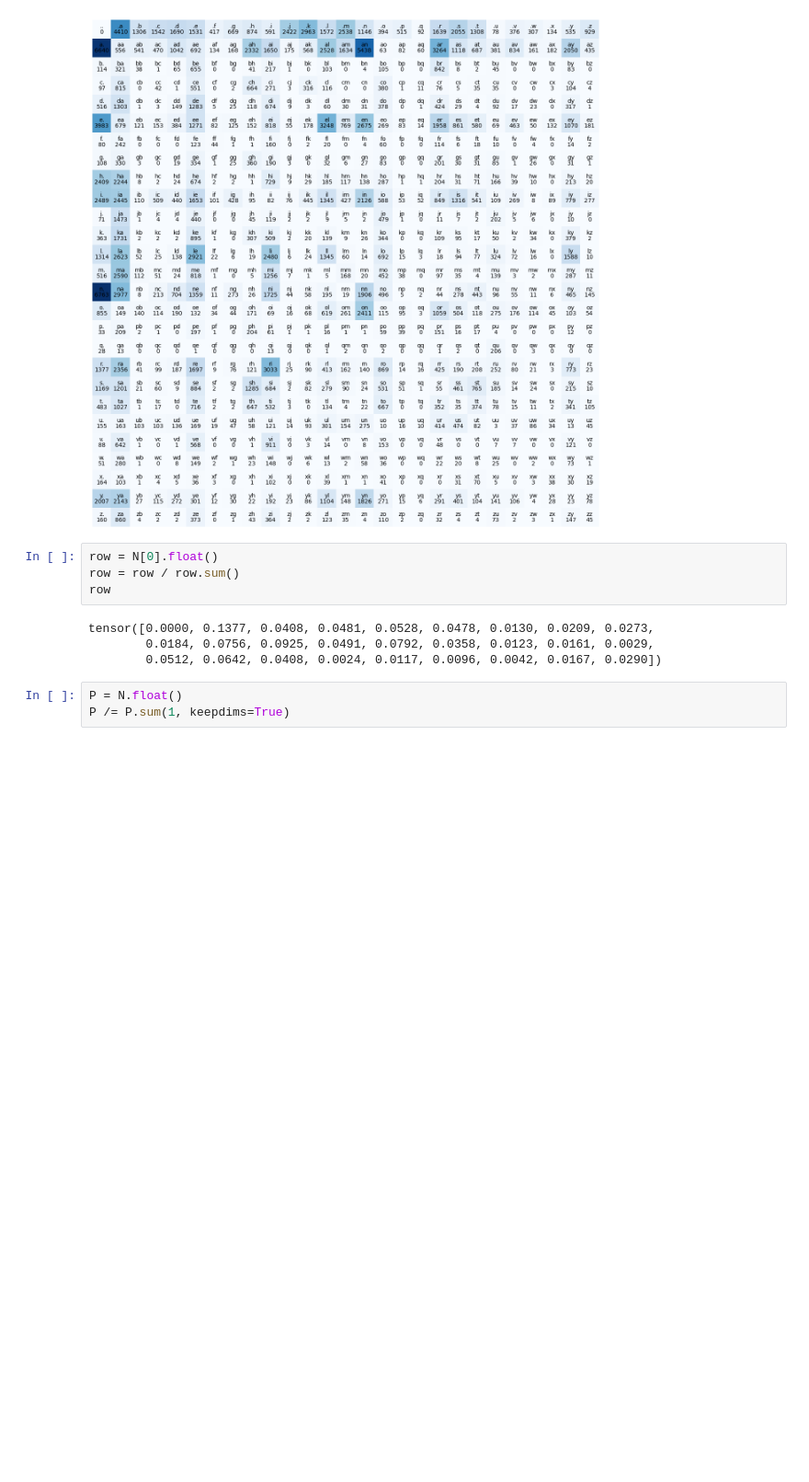
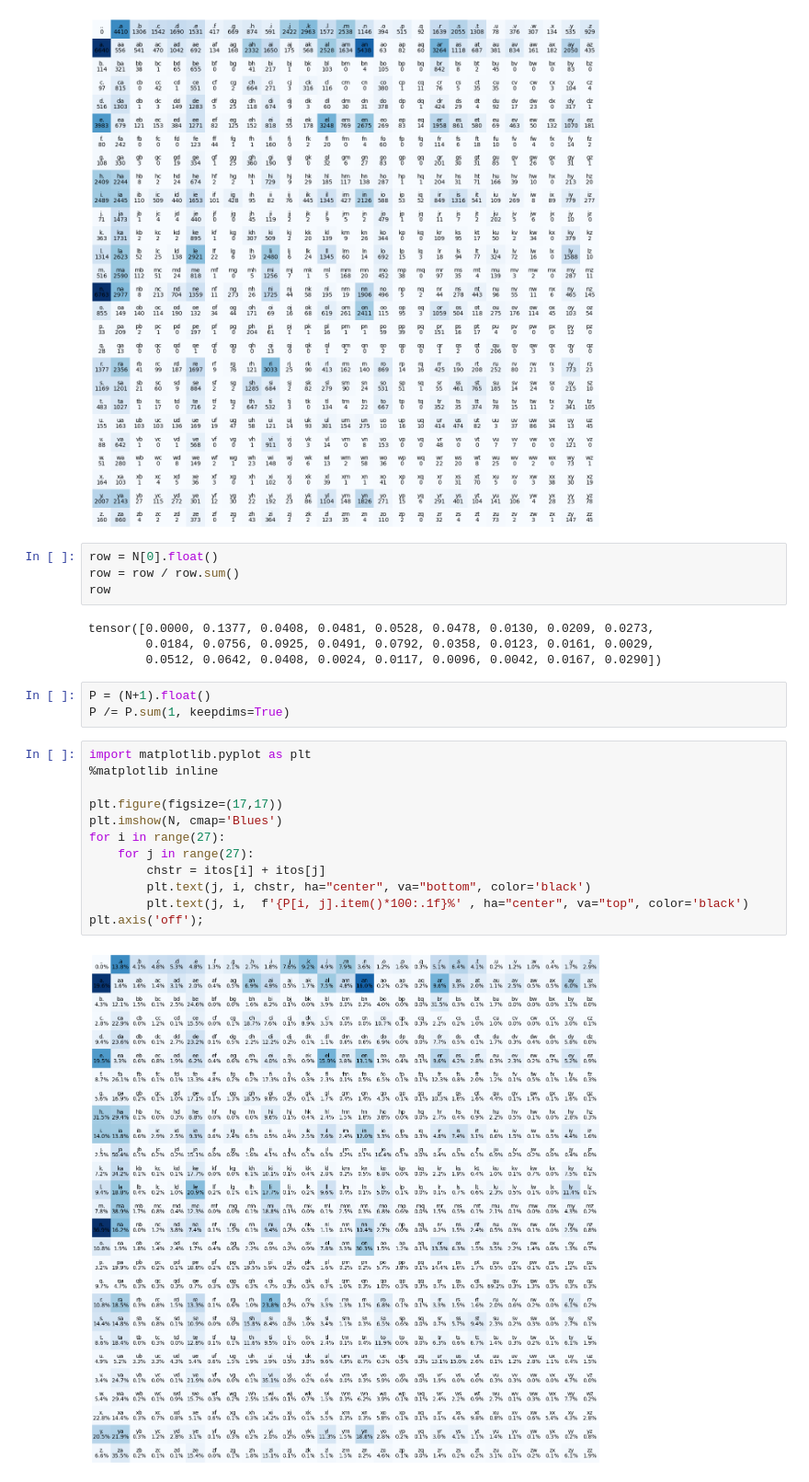
Before and after one commit to 99vik/language-modeling-basics, a Jupyter notebook: dev.ipynb, the cells around one changed output. Shown at 92% size. Drawn from its saved outputs; the diff is of its cells as text; blank space fills up the shorter version.

```diff
--- a/dev.ipynb
+++ b/dev.ipynb
@@ -37,6 +38,20 @@ tensor([0.0000, 0.1377, 0.0408, 0.0481, 0.0528, 0.0478, 0.0130, 0.0209, 0.0273,
         0.0184, 0.0756, 0.0925, 0.0491, 0.0792, 0.0358, 0.0123, 0.0161, 0.0029,
         0.0512, 0.0642, 0.0408, 0.0024, 0.0117, 0.0096, 0.0042, 0.0167, 0.0290])
 # %%
-P = N.float()
+P = (N+1).float()
 P /= P.sum(1, keepdims=True)
+# %%
+import matplotlib.pyplot as plt
+%matplotlib inline
+
+plt.figure(figsize=(17,17))
+plt.imshow(N, cmap='Blues')
+for i in range(27):
+    for j in range(27):
+        chstr = itos[i] + itos[j]
+        plt.text(j, i, chstr, ha="center", va="bottom", color='black')
+        plt.text(j, i,  f'{P[i, j].item()*100:.1f}%' , ha="center", va="top", color='black')
+plt.axis('off');
+# %% [output]
+[figure, added]
 # %%
```
Also changed, not shown: parts of 7 cells of this notebook.
